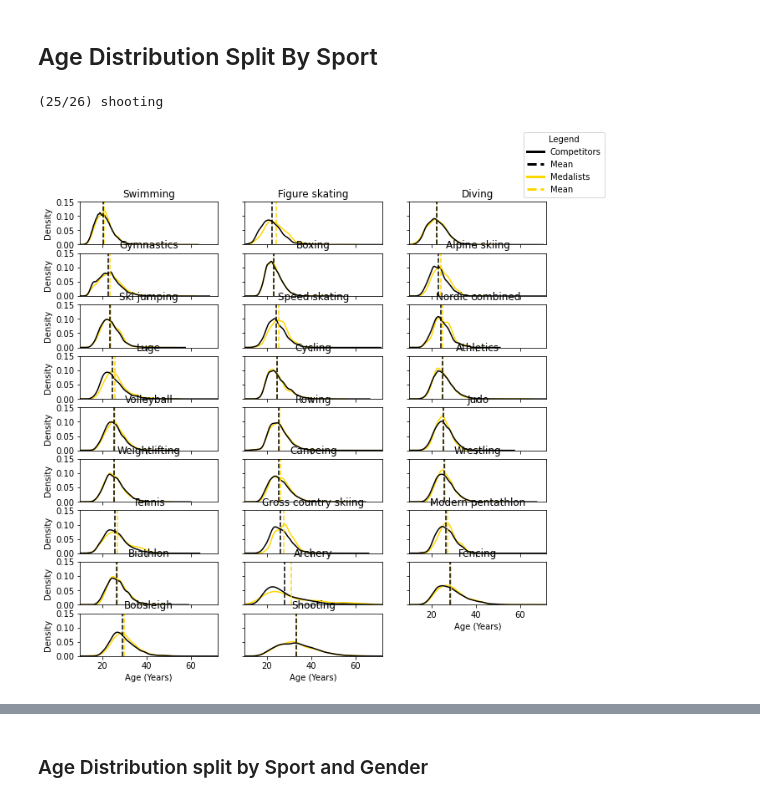
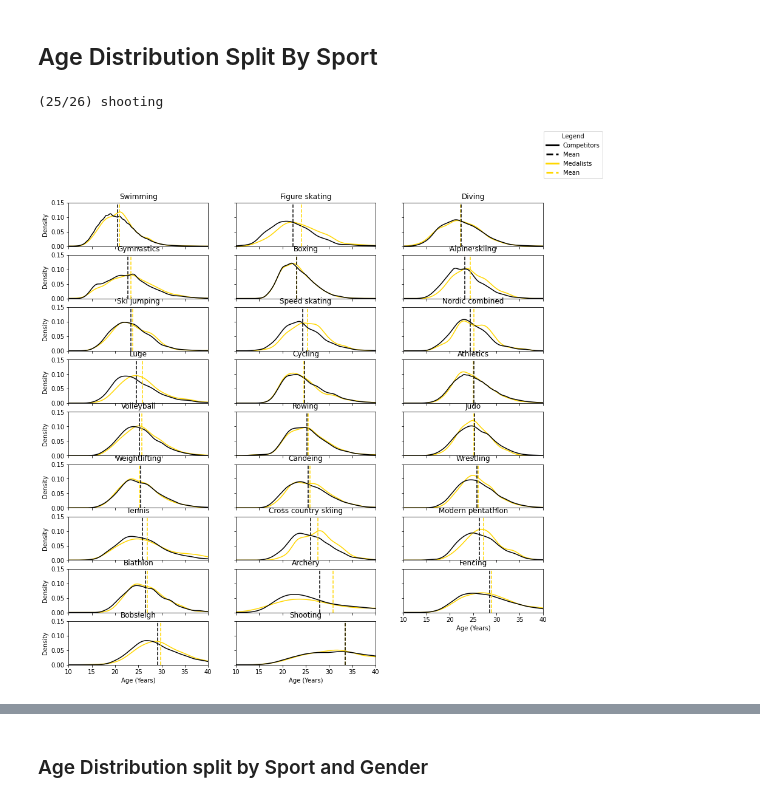
Before and after one commit to dajhutchinson/Olympic-Analysis, a Jupyter notebook: OlympicAgeAnalysis.ipynb, the cells around one changed output, grey strips where cells are left out. Saved outputs shown, nothing was run; the diff lists cells and outputs as text; code cells hidden in the pictures.

```diff
--- a/OlympicAgeAnalysis.ipynb
+++ b/OlympicAgeAnalysis.ipynb
@@ -106,0 +140,26 @@ plt.legend()
+# %%
+mean_competitor_age=athlete_df["Age"].mean()
+mean_medalist_age=athlete_df[athlete_df["Medalist"]]["Age"].mean()
+
+summary_data=pd.DataFrame(columns=["Mean Competitor Age","Mean Medalist Age","Mode Competitor Age","Mode Medalist Age","Competitor Age Quartiles","Medalist Age Quartiles"])
+
+dfs={"all":athlete_df,"male":male_athletes,"female":female_athletes}
+for name,df in dfs.items():
+    medalists_df=df[df["Medalist"]]
+
+    row={}
+    row["Mean Competitor Age"]=round(df["Age"].mean(),2)
+    row["Mean Medalist Age"]  =round(medalists_df["Age"].mean(),2)
+
+    row["Mode Competitor Age"]=int(df["Age"].mode())
+    row["Mode Medalist Age"]  =int(medalists_df["Age"].mode())
+
+    row["Competitor Age Quartiles"]=(int(df["Age"].quantile(.25)),int(df["Age"].quantile(.50)),int(df["Age"].quantile(.75)))
+    row["Medalist Age Quartiles"]=(int(medalists_df["Age"].quantile(.25)),int(medalists_df["Age"].quantile(.50)),int(medalists_df["Age"].quantile(.75)))
+
+    series=pd.Series(row)
+    series.name=name
+
+    summary_data=summary_data.append(series)
+
+summary_data
@@ -249,11 +332,13 @@ mean_age_per_sport=athlete_df.groupby(by=["Sport"])["Age"].mean().sort_values()
 num_sports=mean_age_per_sport.shape[0]
 
 # plot of age distribution for each sports
-fig,axes=plt.subplots(figsize=(10,10),ncols=3,nrows=int(np.ceil(num_sports/3)))
+fig,axes=plt.subplots(figsize=(14,14),ncols=3,nrows=int(np.ceil(num_sports/3)))
 
 # ensure plots are all same scale
-xlims=(athlete_df["Age"].min(),athlete_df["Age"].max())
+xlims=(athlete_df["Age"].min(),40)
 ylims=(0,.15)
+
+means=pd.DataFrame(columns=["Mean Competitor Age","Mean Medalist Age"]) # calculate mean age for each sport & category
 
 for count,sport in enumerate(list(mean_age_per_sport.index)):
     print("({}/{}) {}                ".format(count,len(mean_age_per_sport),sport),end="\r",flush=True)
@@ -266,31 +351,36 @@ for count,sport in enumerate(list(mean_age_per_sport.index)):
     data["Age"].plot.kde(ax=ax,xlim=xlims,ylim=ylims,label="Competitors",color="black")
 
     # add horizontal line for mean of each
+    series=pd.Series({"Mean Competitor Age":data["Age"].mean(),"Mean Medalist Age":data[data["Medalist"]]["Age"].mean()})
+    series.name=sport
+    series=series.apply(lambda x:round(x,2)) # round due to data only being accurate to years
+    means=means.append(series)
+
     ax.axvline(x=data[data["Medalist"]]["Age"].mean(),color="gold",ls="--")
     ax.axvline(x=data["Age"].mean(),color="black",ls="--")
 
     # style plot
     ax.set_title(str.capitalize(sport))
     ax.set_yticks([0,.05,.1,.15])
     if (col_i==0): ax.set_ylabel("Density") # LHS
     else: ax.set_ylabel(""); ax.set_yticklabels([])
     if (count+3>=num_sports): ax.set_xlabel("Age (Years)") # bottom of each column
     else: ax.set_xlabel(""); ax.set_xticklabels([])
 
 # remove excess plots
 for i in range(num_sports,3*int(np.ceil(num_sports/3))):
     row_i=i//3; col_i=i%3
     fig.delaxes(axes[row_i,col_i])
 
 # legend data
 from matplotlib.lines import Line2D
 colors=['black',"black",'gold',"gold"]
 style =["-","--","-","--"]
 lines =[Line2D([0],[0],linewidth=3,linestyle=style[i],color=colors[i]) for i in range(4)]
 labels=["Competitors","Mean","Medalists","Mean"]
 fig.legend(lines,labels,title="Legend",loc="upper right")
 
 plt.show()
 # %% [output]
 (25/26) shooting
-[figure, old version]
+[figure, new version]
```
Also changed, not shown: parts of 55 cells of this notebook.
